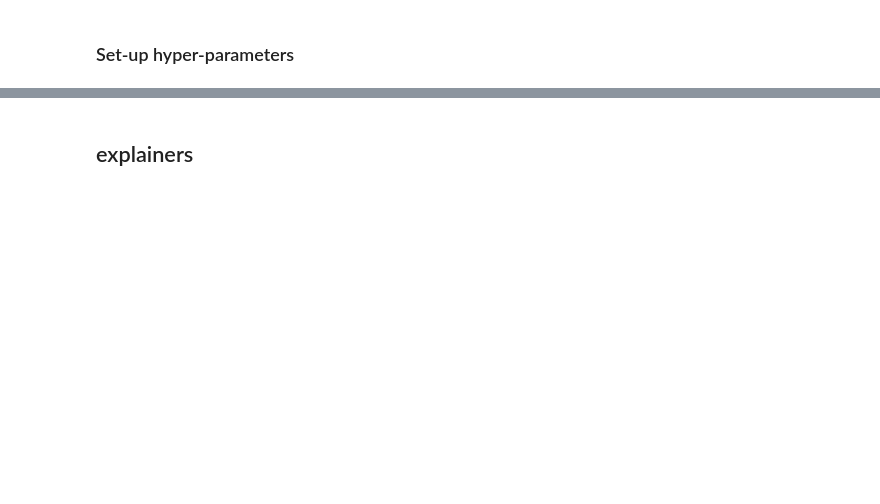
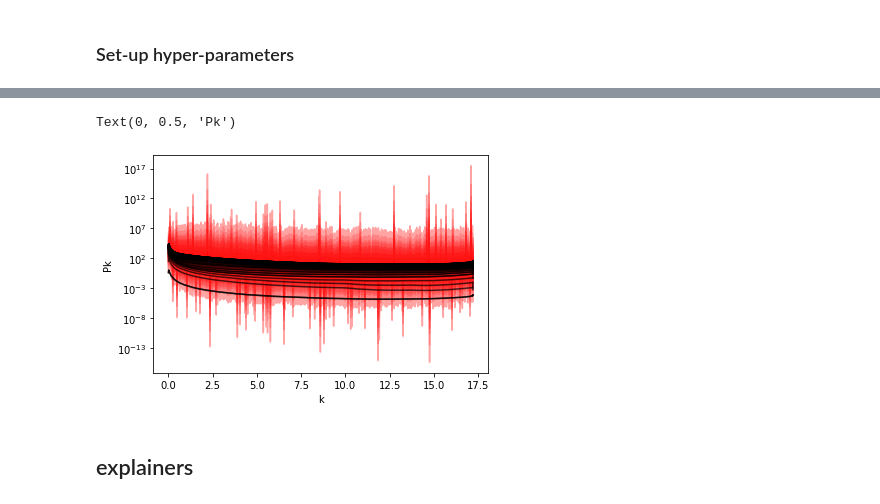
Before and after one commit to patricialarsen/emulator_utils, a Jupyter notebook: notebooks/demo_net.ipynb, the cells around one changed output, grey strips where cells are left out. Cells and saved outputs as stored; diff of their text form; code cells hidden in the pictures; blank space fills up the shorter version.

```diff
--- a/notebooks/demo_net.ipynb
+++ b/notebooks/demo_net.ipynb
@@ -66,3 +107,18 @@ mlp = load_mlp('../test/model/trained_mlp')
+# %%
+mlp_pred = mlp.predict(param_test)
+pk_pred = unscale(mlp_pred, scaler)
+# %%
+plt.figure(1)
+plt.plot(k, pk_pred.T, 'r', alpha=0.2)
+plt.plot(k, pk_all.T, 'k', alpha=0.7)
+
+# plt.xscale('log')
+plt.yscale('log')
+plt.xlabel('k')
+plt.ylabel('Pk')
+# %% [output]
+Text(0, 0.5, 'Pk')
+[figure, added]
 # %% [markdown]
 ## explainers
 # %%
```
Also changed, not shown: parts of 6 cells of this notebook, 2 other files.
